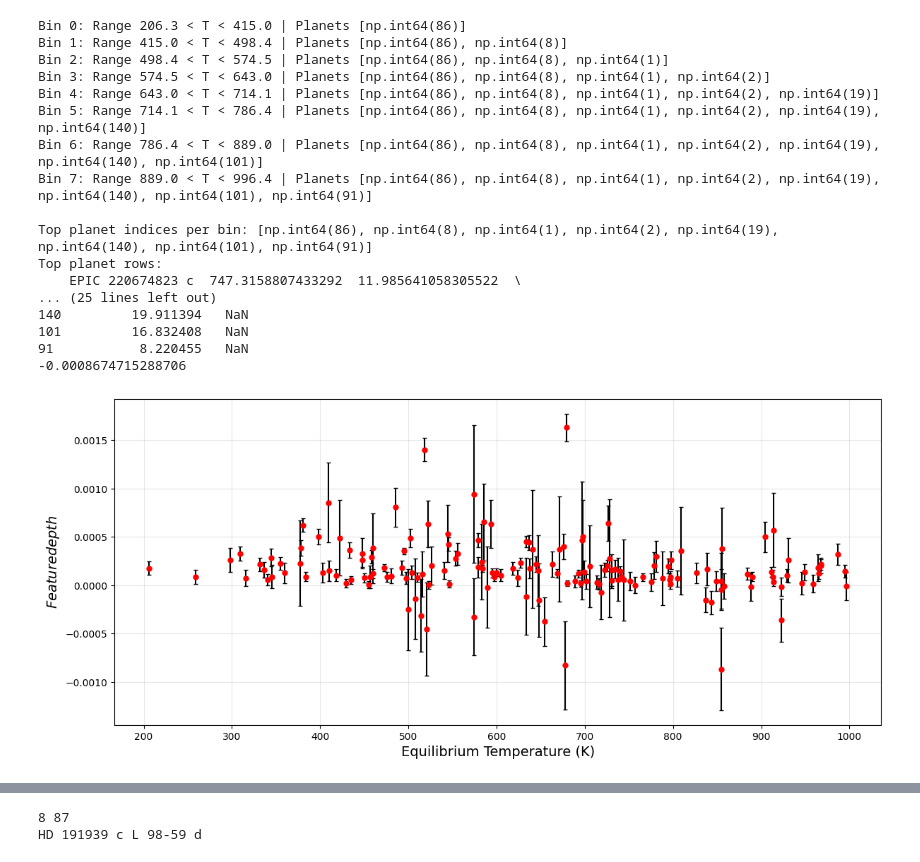
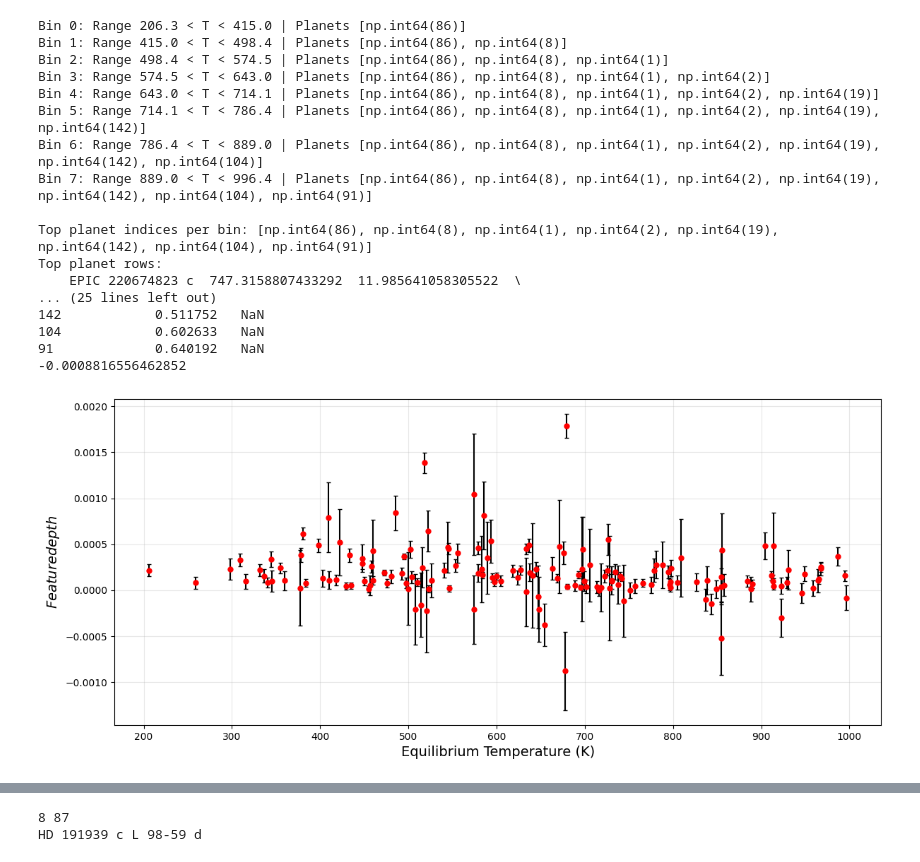
Before and after one commit to JackDavidMaher/Group-Studies---Exoplanets, a Jupyter notebook: Code/Miles_comparison_code.ipynb, the cells around one changed output, grey strips where cells are left out. Drawn from its saved outputs; the diff is of its cells as text; code cells hidden in the pictures.

```diff
--- a/Code/Miles_comparison_code.ipynb
+++ b/Code/Miles_comparison_code.ipynb
@@ -11,7 +11,7 @@ import pandas as pd
 import numpy as np
 import matplotlib.pyplot as plt
 
-array_1 = pd.read_csv(r'C:\Users\Miles\OneDrive\Documents\uni stuff\Year 3\Group studies\Group-Studies---Exoplanets\Group 1 Full Loop Code\165 planets data\pandexo csv files\results20260212_163633.csv', comment='#')
+array_1 = pd.read_csv('../Group 1 Full Loop Code/165 planets data/pandexo csv files/results20260219_172223.csv', comment='#')
 
 Feature_heights     = array_1.iloc[:, 3]
 Feature_heights_err = array_1.iloc[:, 4]
@@ -47,42 +47,42 @@ for i in range(Bin_number):
         good_planets.append(top_in_bin)
 
     # Fix: print the actual top value instead of empty {}
     top_val = ordered_subset.iloc[0] if len(ordered_subset) > 0 else None
     print(f'Bin {i}: Range {lower:.1f} < T < {upper:.1f} | Planets {good_planets}')
 
 print('\nTop planet indices per bin:', good_planets)
 print('Top planet rows:')
 print(array_1.loc[good_planets])
 
 print(min(array_1.iloc[:, 3]))
 
 plt.figure(figsize=(14, 6))
 plt.errorbar(array_1.iloc[:, 1], array_1.iloc[:, 3], array_1.iloc[:, 4],
              fmt='o', markersize=5, color='red', ecolor='black', capsize=2, label='Feature bin')
 plt.xlabel('Equilibrium Temperature (K)', fontsize=14)
 plt.ylabel('$Feature depth$', fontsize=14)
 plt.grid(True, which='major', alpha=0.3, linestyle='-', linewidth=0.8)
 plt.grid(True, which='minor', alpha=0.15, linestyle=':', linewidth=0.5)
 plt.show()
 # %% [output]
 Bin 0: Range 206.3 < T < 415.0 | Planets [np.int64(86)]
 Bin 1: Range 415.0 < T < 498.4 | Planets [np.int64(86), np.int64(8)]
 Bin 2: Range 498.4 < T < 574.5 | Planets [np.int64(86), np.int64(8), np.int64(1)]
 Bin 3: Range 574.5 < T < 643.0 | Planets [np.int64(86), np.int64(8), np.int64(1), np.int64(2)]
 Bin 4: Range 643.0 < T < 714.1 | Planets [np.int64(86), np.int64(8), np.int64(1), np.int64(2), np.int64(19)]
-Bin 5: Range 714.1 < T < 786.4 | Planets [np.int64(86), np.int64(8), np.int64(1), np.int64(2), np.int64(19), np.int64(140)]
-Bin 6: Range 786.4 < T < 889.0 | Planets [np.int64(86), np.int64(8), np.int64(1), np.int64(2), np.int64(19), np.int64(140), np.int64(101)]
-Bin 7: Range 889.0 < T < 996.4 | Planets [np.int64(86), np.int64(8), np.int64(1), np.int64(2), np.int64(19), np.int64(140), np.int64(101), np.int64(91)]
+Bin 5: Range 714.1 < T < 786.4 | Planets [np.int64(86), np.int64(8), np.int64(1), np.int64(2), np.int64(19), np.int64(142)]
+Bin 6: Range 786.4 < T < 889.0 | Planets [np.int64(86), np.int64(8), np.int64(1), np.int64(2), np.int64(19), np.int64(142), np.int64(104)]
+Bin 7: Range 889.0 < T < 996.4 | Planets [np.int64(86), np.int64(8), np.int64(1), np.int64(2), np.int64(19), np.int64(142), np.int64(104), np.int64(91)]
 
-Top planet indices per bin: [np.int64(86), np.int64(8), np.int64(1), np.int64(2), np.int64(19), np.int64(140), np.int64(101), np.int64(91)]
+Top planet indices per bin: [np.int64(86), np.int64(8), np.int64(1), np.int64(2), np.int64(19), np.int64(142), np.int64(104), np.int64(91)]
 Top planet rows:
     EPIC 220674823 c  747.3158807433292  11.985641058305522  \
 ... (25 lines left out)
-140         19.911394   NaN
-101         16.832408   NaN
-91           8.220455   NaN
--0.0008674715288706
+142            0.511752   NaN
+104            0.602633   NaN
+91             0.640192   NaN
+-0.0008816556462852
-[figure, old version]
+[figure, new version]
 # %%
 import pandas as pd
 import numpy as np
```
Also changed, not shown: parts of 4 cells of this notebook, 1 other file.
